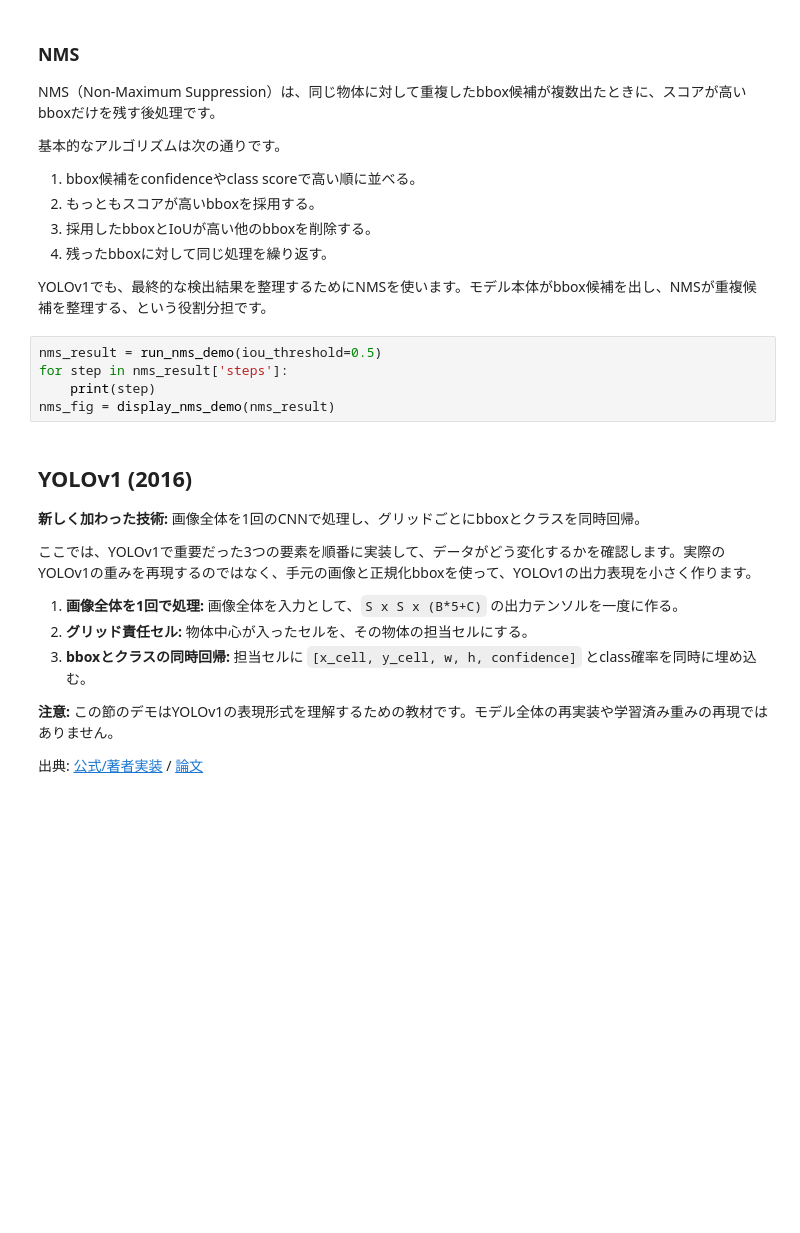
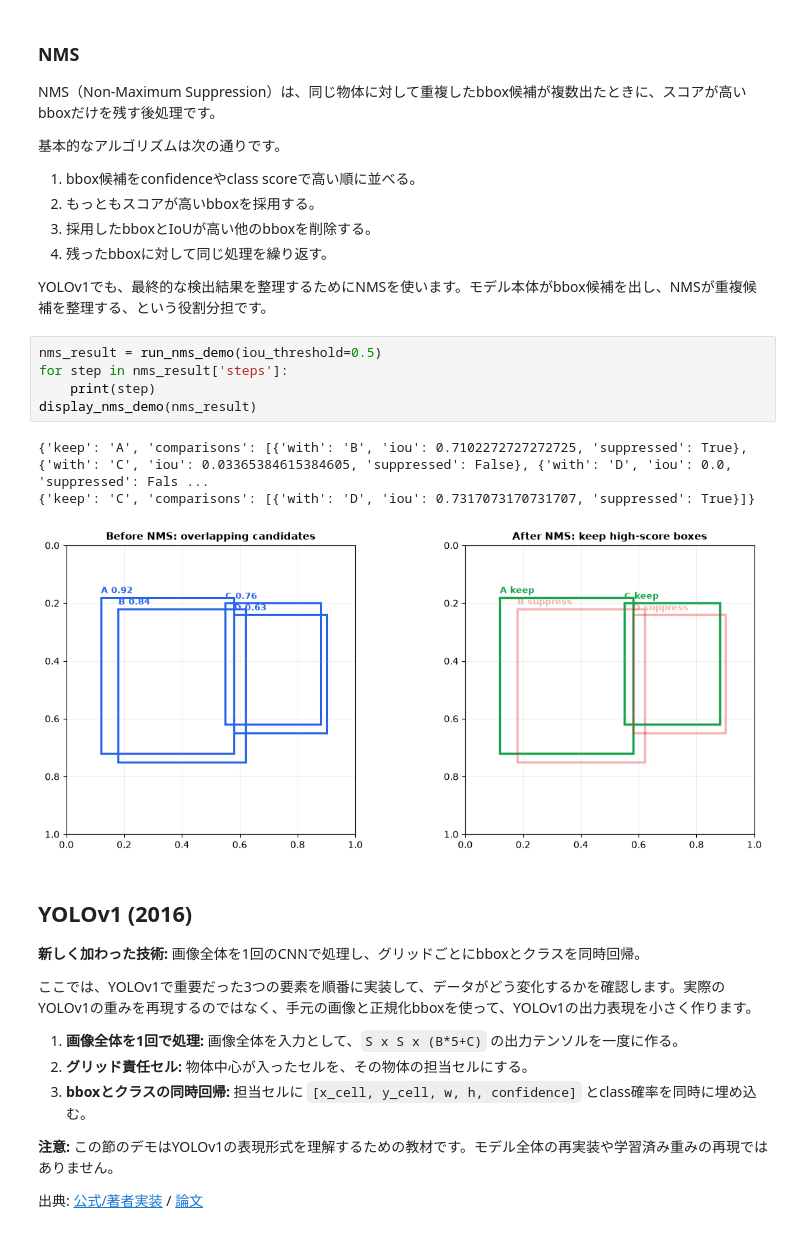
Before and after one commit to Kast8/YOLOs, a Jupyter notebook: yolo_history_tutorial.ipynb, the cells around one changed output. Drawn from its saved outputs; the diff is of its cells as text; blank space fills up the shorter version.

```diff
--- a/yolo_history_tutorial.ipynb
+++ b/yolo_history_tutorial.ipynb
@@ -97,8 +103,12 @@ YOLOv1でも、最終的な検出結果を整理するためにNMSを使いま
 # %%
 nms_result = run_nms_demo(iou_threshold=0.5)
 for step in nms_result['steps']:
     print(step)
-nms_fig = display_nms_demo(nms_result)
+display_nms_demo(nms_result)
+# %% [output]
+{'keep': 'A', 'comparisons': [{'with': 'B', 'iou': 0.7102272727272725, 'suppressed': True}, {'with': 'C', 'iou': 0.03365384615384605, 'suppressed': False}, {'with': 'D', 'iou': 0.0, 'suppressed': Fals ...
+{'keep': 'C', 'comparisons': [{'with': 'D', 'iou': 0.7317073170731707, 'suppressed': True}]}
+[figure, added]
 # %% [markdown]
 ## YOLOv1 (2016)
 
```
Also changed, not shown: parts of 231 cells of this notebook, 3 other files.
